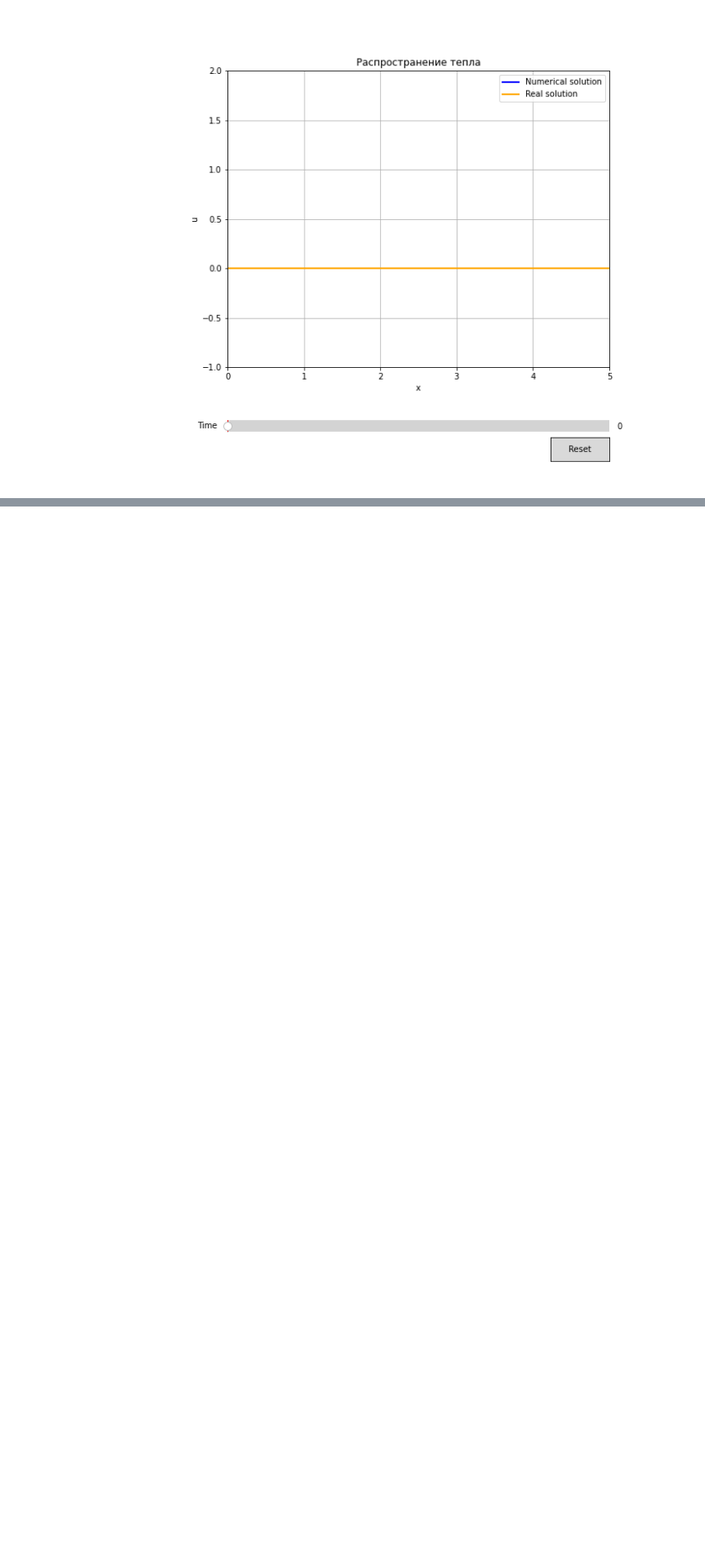
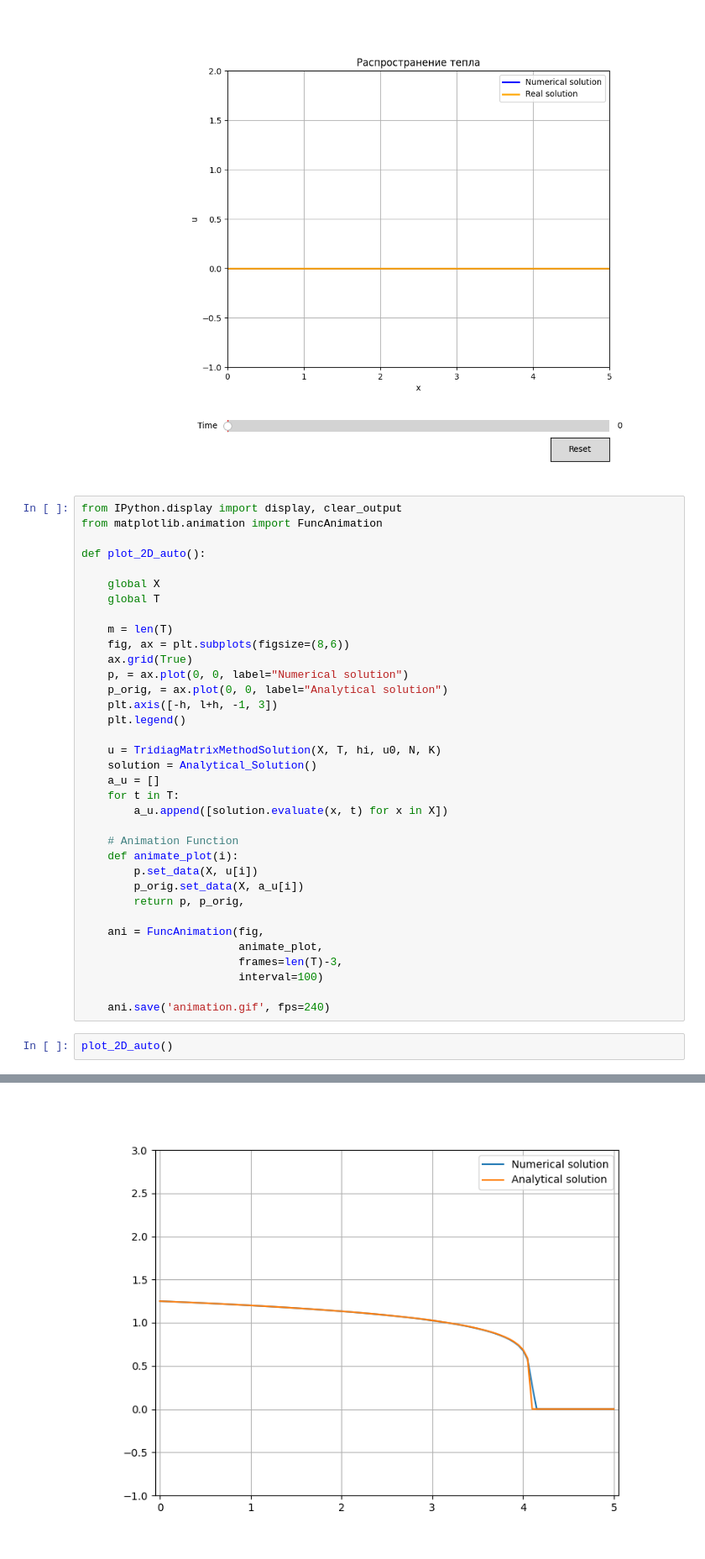
Before and after one commit to maxven23/Numerical-methods, a Jupyter notebook: Semester6/LaboratoryWork3/LaboratoryWork3.ipynb, the cells around one changed output, grey strips where cells are left out. Shown: that part at 84% size. Cells and saved outputs as stored; diff of their text form; blank space fills up the shorter version.

```diff
--- a/Semester6/LaboratoryWork3/LaboratoryWork3.ipynb
+++ b/Semester6/LaboratoryWork3/LaboratoryWork3.ipynb
@@ -386,3 +386,41 @@ ax.legend()
 plt.show()
 # %% [output]
 [figure]
+# %%
+from IPython.display import display, clear_output
+from matplotlib.animation import FuncAnimation
+
+def plot_2D_auto():
+
+    global X
+    global T
+
+    m = len(T)
+    fig, ax = plt.subplots(figsize=(8,6))
+    ax.grid(True)
+    p, = ax.plot(0, 0, label="Numerical solution")
+    p_orig, = ax.plot(0, 0, label="Analytical solution")
+    plt.axis([-h, l+h, -1, 3])
+    plt.legend()
+
+    u = TridiagMatrixMethodSolution(X, T, hi, u0, N, K)
+    solution = Analytical_Solution()
+    a_u = []
+    for t in T:
+        a_u.append([solution.evaluate(x, t) for x in X])
+
+    # Animation Function
+    def animate_plot(i):
+        p.set_data(X, u[i])
+        p_orig.set_data(X, a_u[i])
+        return p, p_orig,
+
+    ani = FuncAnimation(fig,
+                        animate_plot,
+                        frames=len(T)-3,
+                        interval=100)
+
+    ani.save('animation.gif', fps=240)
+# %%
+plot_2D_auto()
+# %% [output]
@@ -388,0 +428 @@ plt.show()
+[figure, added]
```
Also changed, not shown: parts of 2 cells of this notebook.
